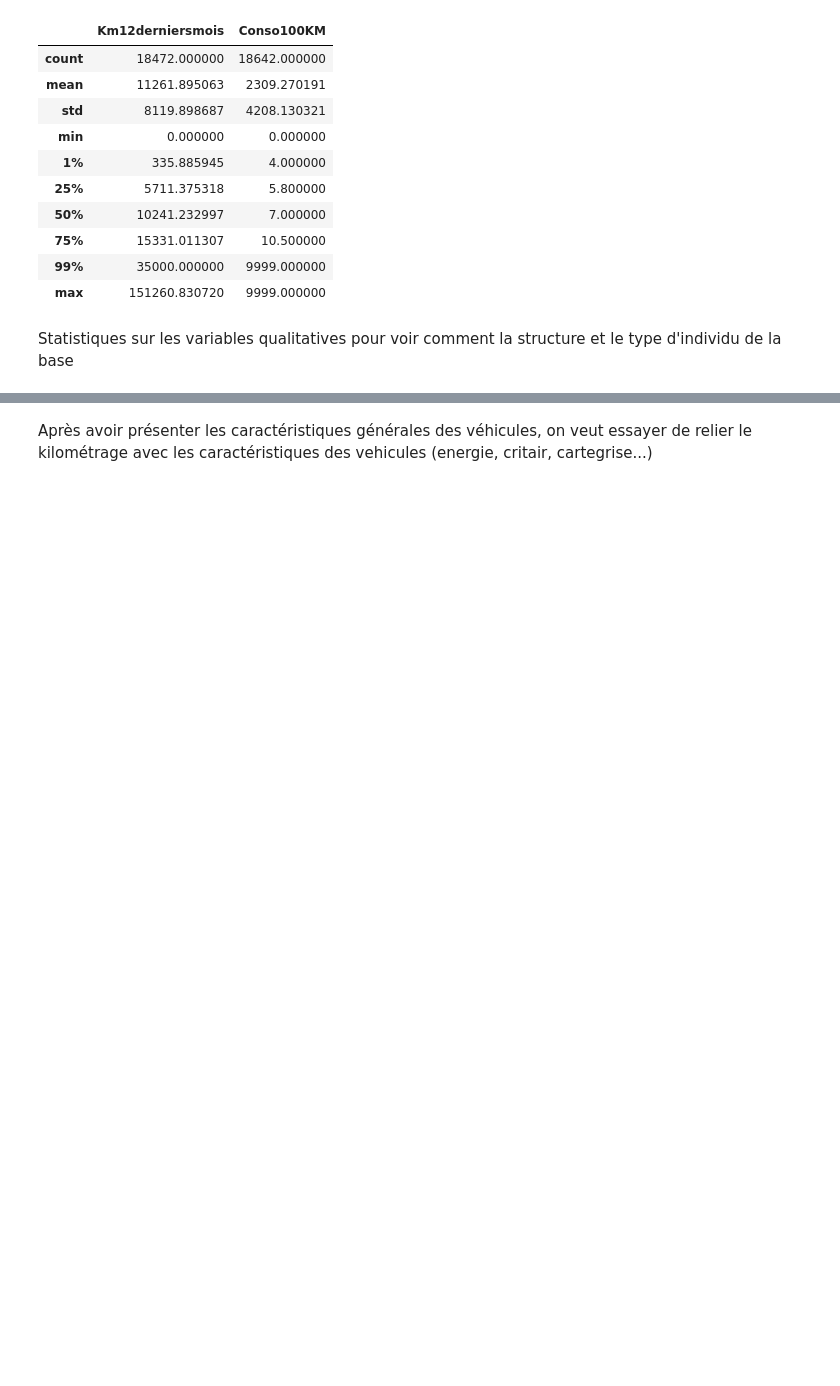
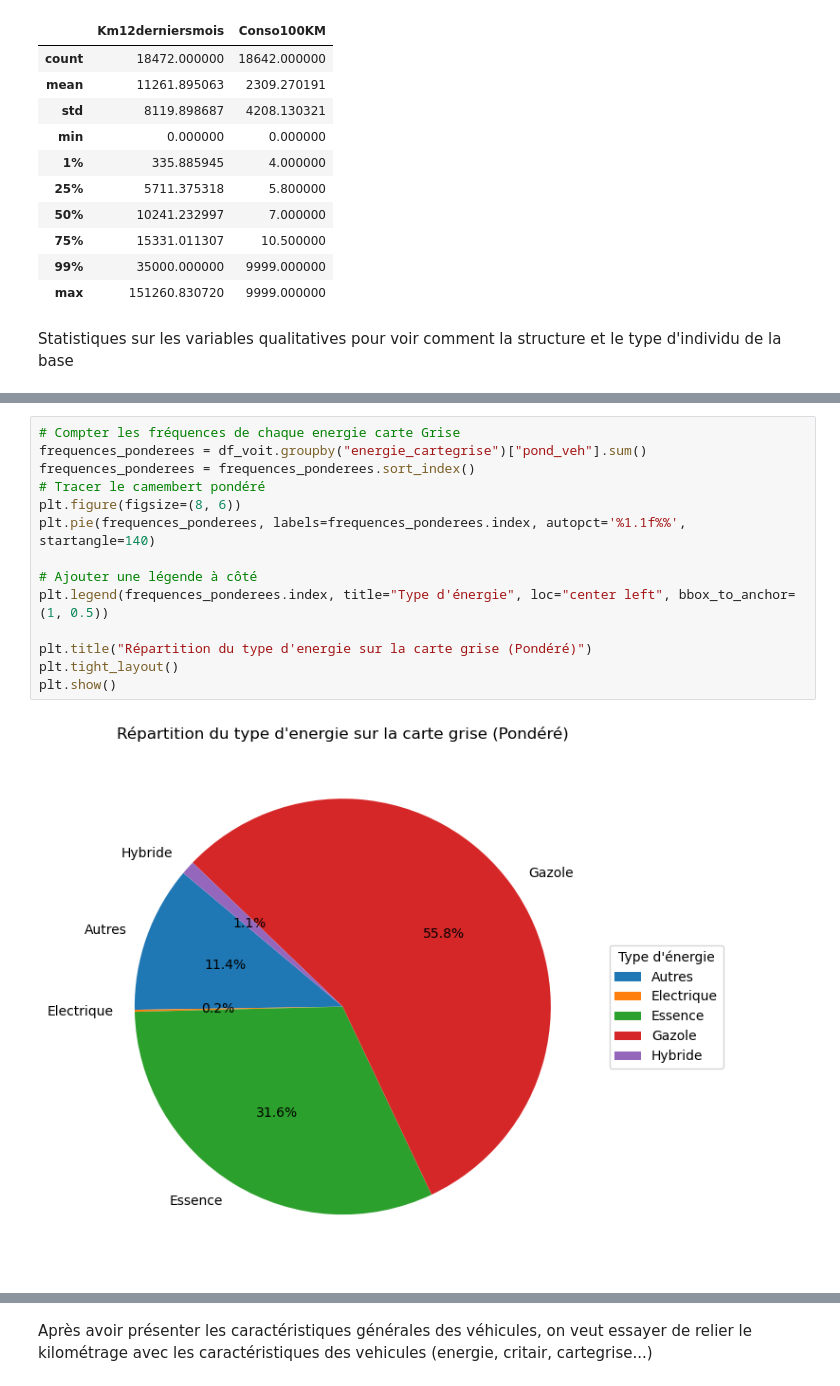
Before and after one commit to HugoMorand/Statapp, a Jupyter notebook: StatDes/StatDes.ipynb, the cells around one changed output, grey strips where cells are left out. Saved outputs shown, nothing was run; the diff lists cells and outputs as text; blank space fills up the shorter version.

```diff
--- a/StatDes/StatDes.ipynb
+++ b/StatDes/StatDes.ipynb
@@ -132 +154,17 @@ Statistiques sur les variables qualitatives pour voir comment la structure et le
+# %%
+# Compter les fréquences de chaque energie carte Grise
+frequences_ponderees = df_voit.groupby("energie_cartegrise")["pond_veh"].sum()
+frequences_ponderees = frequences_ponderees.sort_index()
+# Tracer le camembert pondéré
+plt.figure(figsize=(8, 6))
+plt.pie(frequences_ponderees, labels=frequences_ponderees.index, autopct='%1.1f%%', startangle=140)
+
+# Ajouter une légende à côté
+plt.legend(frequences_ponderees.index, title="Type d'énergie", loc="center left", bbox_to_anchor=(1, 0.5))
+
+plt.title("Répartition du type d'energie sur la carte grise (Pondéré)")
+plt.tight_layout()
+plt.show()
+# %% [output]
+[figure, added]
 # %%
```
Also changed, not shown: parts of 6 cells of this notebook.
